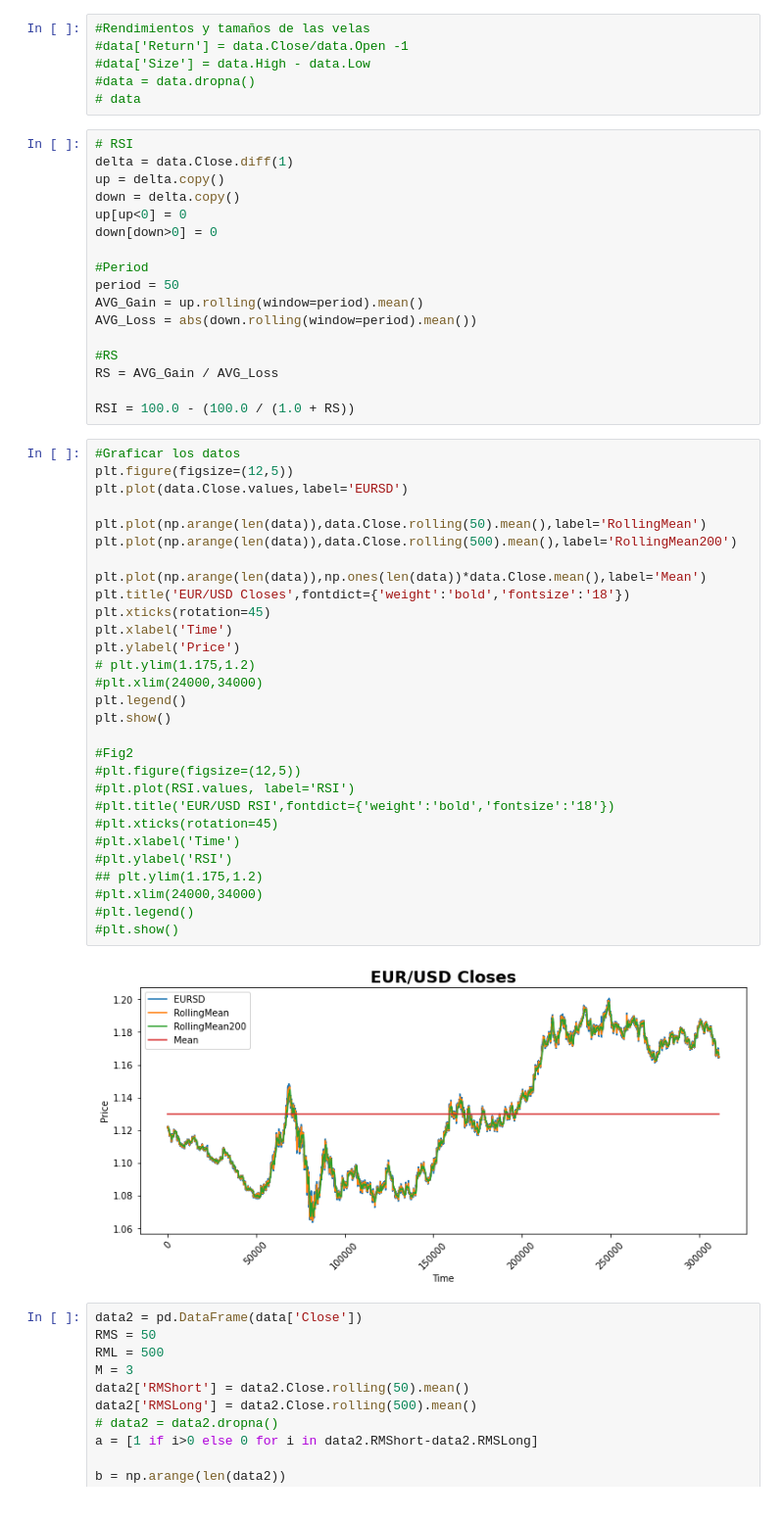
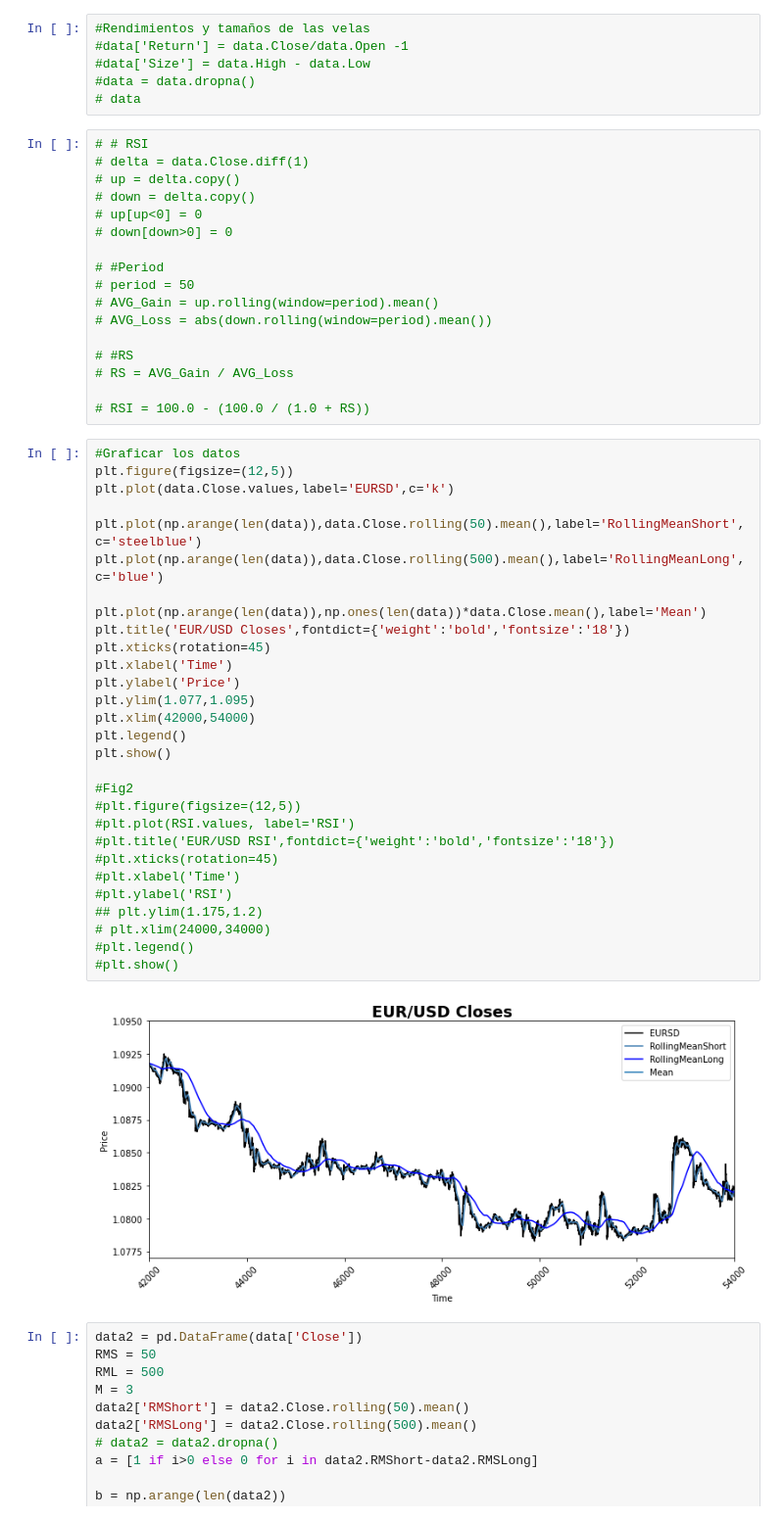
Before and after one commit to jofefloga/Strategies, a Jupyter notebook: MC.ipynb, the cells around one changed output. Shown at 98% size. Cells and saved outputs as stored; diff of their text form.

```diff
--- a/MC.ipynb
+++ b/MC.ipynb
@@ -60,53 +61,53 @@ data.head()
 #data = data.dropna()
 # data
 # %%
-# RSI
-delta = data.Close.diff(1)
-up = delta.copy()
-down = delta.copy()
-up[up<0] = 0
-down[down>0] = 0
+# # RSI
+# delta = data.Close.diff(1)
+# up = delta.copy()
+# down = delta.copy()
+# up[up<0] = 0
+# down[down>0] = 0
 
-#Period
-period = 50
-AVG_Gain = up.rolling(window=period).mean()
-AVG_Loss = abs(down.rolling(window=period).mean())
+# #Period
+# period = 50
+# AVG_Gain = up.rolling(window=period).mean()
+# AVG_Loss = abs(down.rolling(window=period).mean())
 
-#RS
-RS = AVG_Gain / AVG_Loss
+# #RS
+# RS = AVG_Gain / AVG_Loss
 
-RSI = 100.0 - (100.0 / (1.0 + RS))
+# RSI = 100.0 - (100.0 / (1.0 + RS))
 # %%
 #Graficar los datos
 plt.figure(figsize=(12,5))
-plt.plot(data.Close.values,label='EURSD')
+plt.plot(data.Close.values,label='EURSD',c='k')
 
-plt.plot(np.arange(len(data)),data.Close.rolling(50).mean(),label='RollingMean')
-plt.plot(np.arange(len(data)),data.Close.rolling(500).mean(),label='RollingMean200')
+plt.plot(np.arange(len(data)),data.Close.rolling(50).mean(),label='RollingMeanShort', c='steelblue')
+plt.plot(np.arange(len(data)),data.Close.rolling(500).mean(),label='RollingMeanLong',c='blue')
 
 plt.plot(np.arange(len(data)),np.ones(len(data))*data.Close.mean(),label='Mean')
 plt.title('EUR/USD Closes',fontdict={'weight':'bold','fontsize':'18'})
 plt.xticks(rotation=45)
 plt.xlabel('Time')
 plt.ylabel('Price')
-# plt.ylim(1.175,1.2)
-#plt.xlim(24000,34000)
+plt.ylim(1.077,1.095)
+plt.xlim(42000,54000)
 plt.legend()
 plt.show()
 
 #Fig2
 #plt.figure(figsize=(12,5))
 #plt.plot(RSI.values, label='RSI')
 #plt.title('EUR/USD RSI',fontdict={'weight':'bold','fontsize':'18'})
 #plt.xticks(rotation=45)
 #plt.xlabel('Time')
 #plt.ylabel('RSI')
 ## plt.ylim(1.175,1.2)
-#plt.xlim(24000,34000)
+# plt.xlim(24000,34000)
 #plt.legend()
 #plt.show()
 # %% [output]
-[figure, old version]
+[figure, new version]
 # %%
 data2 = pd.DataFrame(data['Close'])
 RMS = 50
```
Also changed, not shown: parts of 29 cells of this notebook, 1 other file.
